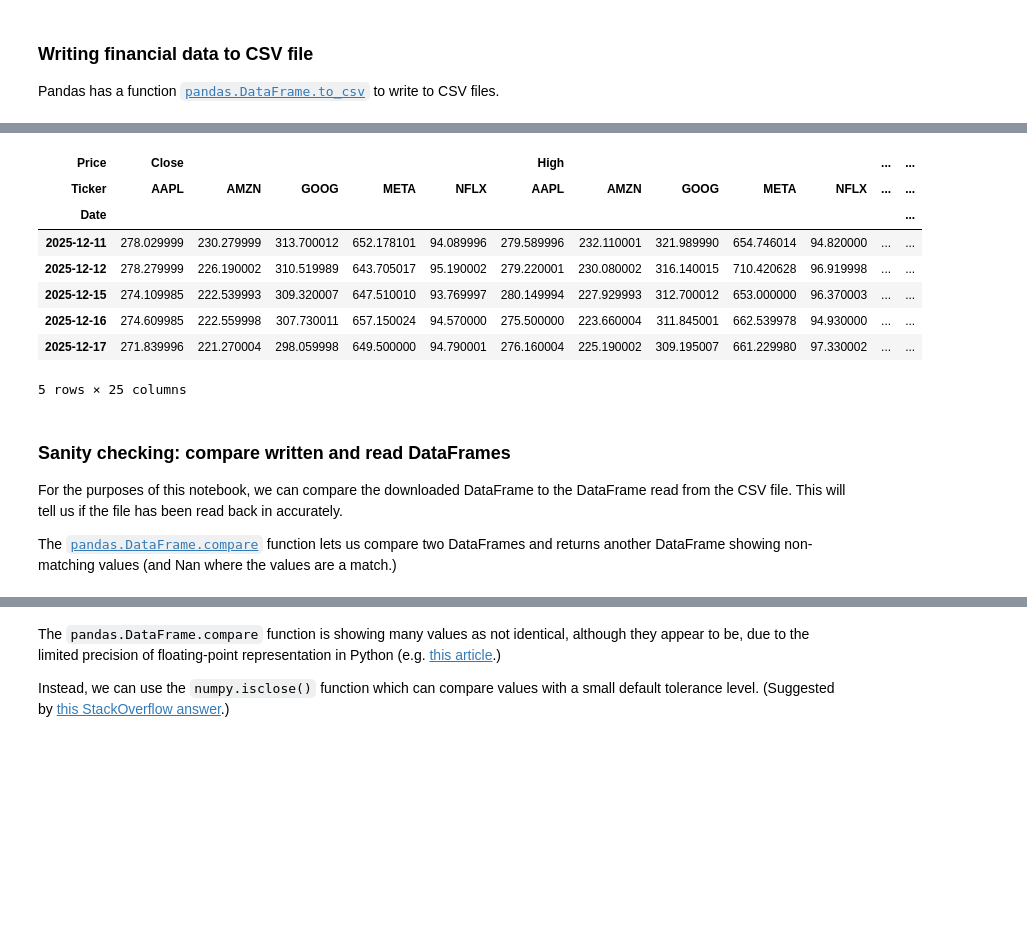
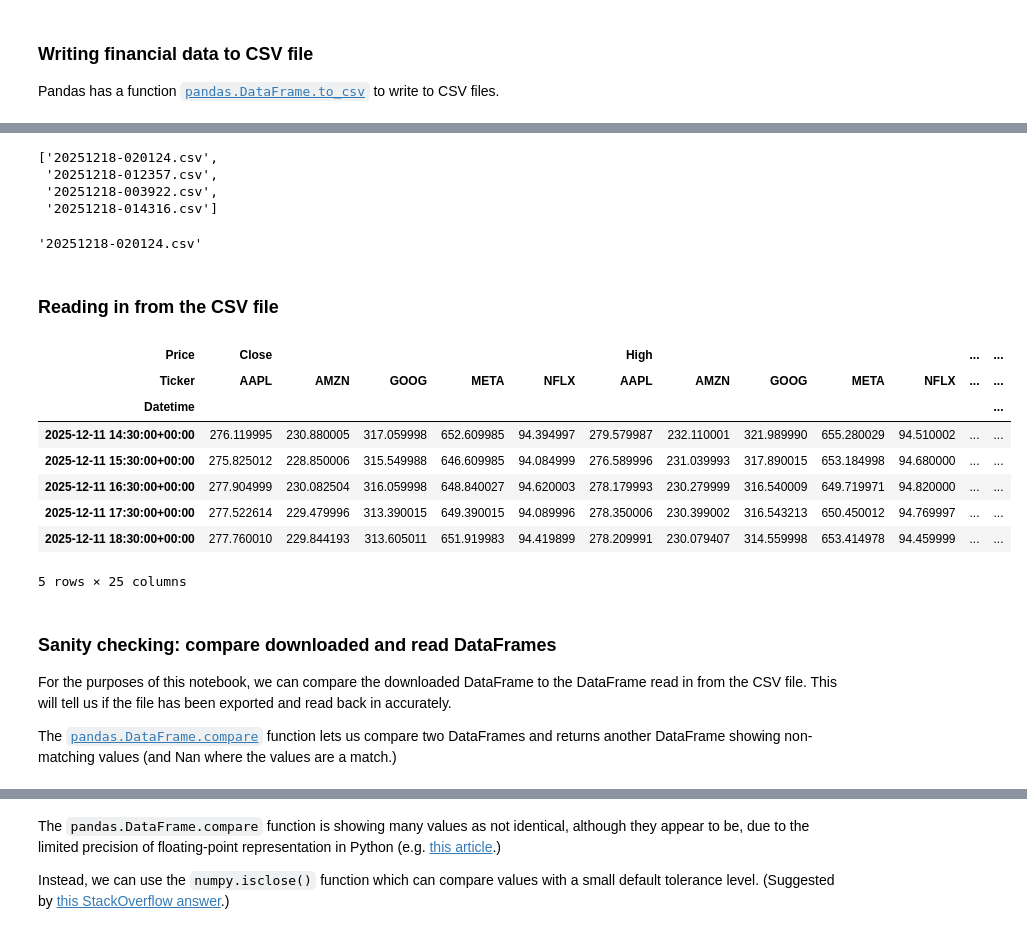
Before and after one commit to SuColl/computer-infrastructure-assessment, a Jupyter notebook: problems.ipynb, the cells around one changed output, grey strips where cells are left out. Drawn from its saved outputs; the diff is of its cells as text; code cells hidden in the pictures; blank space fills up the shorter version.

```diff
--- a/problems.ipynb
+++ b/problems.ipynb
@@ -77,0 +142,5 @@ download_data.to_csv("data/test.csv")
+# %%
+# List the files in the data_read directory
+data_files = os.listdir(data_read_dir)
+
+data_files
@@ -78,35 +157,69 @@ download_data.to_csv("data/test.csv")
+# %%
+# Filter out the files that match the expected data filename format,
+# i.e. YYYYMMDD-HHmmss.csv
+# (adapted from https://stackoverflow.com/a/56223939)
+# regex reference: https://www.w3schools.com/python/python_regex.asp
+
+# Search pattern to match valid data files
+search_pattern = r'[0-9]{8}[-][0-9]{6}\.csv$'
+# Empty list to hold matching filenames
+data_files_filtered = []
+
+# Iterate through the files in the data_read directory and get the ones with
+# filenames matching the pattern
+for file in data_files:
+    if re.match(search_pattern, file):
+        data_files_filtered.append(file)
+
+# Show filtered data files
+data_files_filtered
+# %% [output]
+['20251218-020124.csv',
+ '20251218-012357.csv',
+ '20251218-003922.csv',
+ '20251218-014316.csv']
+# %%
+# Sort the filtered data files to get the latest one
+data_read_filename = sorted(data_files_filtered, reverse=True)[0]
+
+# Show the final data filename
+data_read_filename
+# %% [output]
+'20251218-020124.csv'
+# %% [markdown]
+### Reading in from the CSV file
 # %%
 # Reading DataFrame from CSV file using pandas.read_csv()
 # (Ref: https://pandas.pydata.org/docs/reference/api/pandas.read_csv.html).
 # Parameters:
 # header=[0,1] - The first two rows of the CSV file contain MultiIndex header information,
 # index_col=0 - I want column 0, the dates, to be the index of the resulting DataFrame,
 # parse_dates=[0] - I want the index values to be parsed as dates (i.e. as datetime objects.)
 # (adapted from https://stackoverflow.com/a/37453925)
-plot_data = pd.read_csv("data/test.csv", header=[0,1], index_col=0, parse_dates=[0])
+plot_data = pd.read_csv(data_read_dir + data_read_filename, header=[0,1], index_col=0, parse_dates=[0])
 
-# Look at resulting DataFrame
+# Look at first few rows of resulting DataFrame
 #print(plot_data.columns)
 #print(plot_data.shape)
 #print(plot_data.index)
 #print(plot_data.dtypes)
 
-plot_data
+plot_data.head()
 # %% [output]
 | Price | Close |  |  |  |  | High |  |  |  |  | ... | ... |
 | Ticker | AAPL | AMZN | GOOG | META | NFLX | AAPL | AMZN | GOOG | META | NFLX | ... | ... |
-| Date |  |  |  |  |  |  |  |  |  |  |  | ... |
-| 2025-12-11 | 278.029999 | 230.279999 | 313.700012 | 652.178101 | 94.089996 | 279.589996 | 232.110001 | 321.989990 | 654.746014 | 94.820000 | ... | ... |
-| 2025-12-12 | 278.279999 | 226.190002 | 310.519989 | 643.705017 | 95.190002 | 279.220001 | 230.080002 | 316.140015 | 710.420628 | 96.919998 | ... | ... |
-| 2025-12-15 | 274.109985 | 222.539993 | 309.320007 | 647.510010 | 93.769997 | 280.149994 | 227.929993 | 312.700012 | 653.000000 | 96.370003 | ... | ... |
-| 2025-12-16 | 274.609985 | 222.559998 | 307.730011 | 657.150024 | 94.570000 | 275.500000 | 223.660004 | 311.845001 | 662.539978 | 94.930000 | ... | ... |
-| 2025-12-17 | 271.839996 | 221.270004 | 298.059998 | 649.500000 | 94.790001 | 276.160004 | 225.190002 | 309.195007 | 661.229980 | 97.330002 | ... | ... |
+| Datetime |  |  |  |  |  |  |  |  |  |  |  | ... |
+| 2025-12-11 14:30:00+00:00 | 276.119995 | 230.880005 | 317.059998 | 652.609985 | 94.394997 | 279.579987 | 232.110001 | 321.989990 | 655.280029 | 94.510002 | ... | ... |
+| 2025-12-11 15:30:00+00:00 | 275.825012 | 228.850006 | 315.549988 | 646.609985 | 94.084999 | 276.589996 | 231.039993 | 317.890015 | 653.184998 | 94.680000 | ... | ... |
+| 2025-12-11 16:30:00+00:00 | 277.904999 | 230.082504 | 316.059998 | 648.840027 | 94.620003 | 278.179993 | 230.279999 | 316.540009 | 649.719971 | 94.820000 | ... | ... |
+| 2025-12-11 17:30:00+00:00 | 277.522614 | 229.479996 | 313.390015 | 649.390015 | 94.089996 | 278.350006 | 230.399002 | 316.543213 | 650.450012 | 94.769997 | ... | ... |
+| 2025-12-11 18:30:00+00:00 | 277.760010 | 229.844193 | 313.605011 | 651.919983 | 94.419899 | 278.209991 | 230.079407 | 314.559998 | 653.414978 | 94.459999 | ... | ... |
 5 rows × 25 columns
 # %% [markdown]
-### Sanity checking: compare written and read DataFrames
+### Sanity checking: compare downloaded and read DataFrames
 For the purposes of this notebook, we can compare the downloaded DataFrame to
-the DataFrame read from the CSV file. This will tell us if the file has been
-read back in accurately.
+the DataFrame read in from the CSV file. This will tell us if the file has been
+exported and read back in accurately.
 
 The [`pandas.DataFrame.compare`](https://pandas.pydata.org/docs/reference/api/pandas.DataFrame.compare.html)
 function lets us compare two DataFrames and returns another DataFrame showing
```
Also changed, not shown: parts of 17 cells of this notebook, 12 other files.
